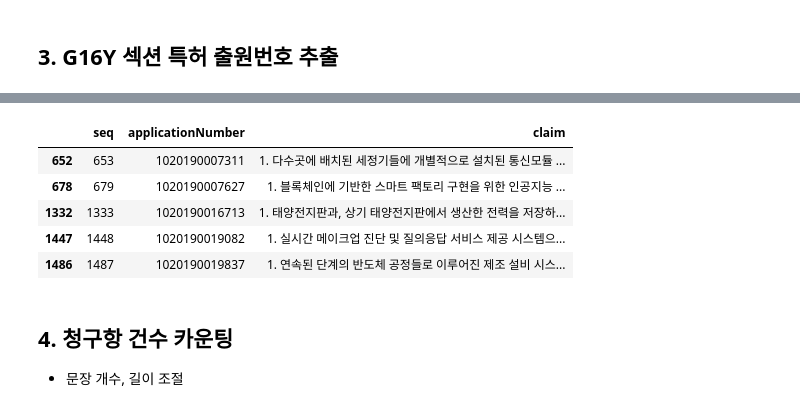
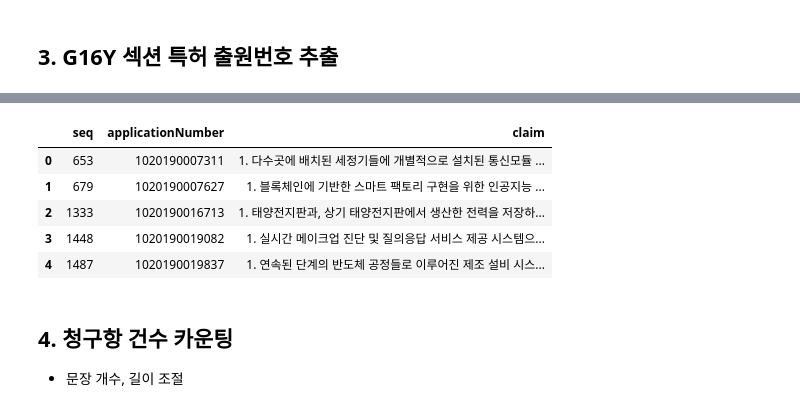
Before and after one commit to heejung-yu/patent, a Jupyter notebook: 1.data_preprocessing/create_llm_training_data.ipynb, the cells around one changed output, grey strips where cells are left out. Saved outputs shown, nothing was run; the diff lists cells and outputs as text; code cells hidden in the pictures.

```diff
--- a/1.data_preprocessing/create_llm_training_data.ipynb
+++ b/1.data_preprocessing/create_llm_training_data.ipynb
@@ -10,12 +14,13 @@ from functions import *
 # %%
-data_path = "../data/kipris_ami"
-
 for filename in tqdm(os.listdir(data_path)):
     if "claim" in filename:
-        claim_df = read_csv(os.path.join(data_path, filename), index_col=0)
+        claim_df = read_csv(os.path.join(data_path, filename))
     else:
-        main_df = read_csv(os.path.join(data_path, filename), index_col=0)
+        main_df = read_csv(os.path.join(data_path, filename))
 
 len(claim_df), len(main_df)
 # %% [output]
 (2640867, 2634934)
+# %%
+claim_df = claim_df.drop(columns=['Unnamed: 0'])
+main_df = main_df.drop(columns=['Unnamed: 0'])
@@ -81,14 +81,14 @@ for _, data in tqdm(main_df.iterrows(), total=len(main_df)):
 # %%
 claim_df = claim_df[claim_df['applicationNumber'].isin(target_patent_number)]
-claim_df.reset_index(drop=True)
+claim_df = claim_df.reset_index(drop=True)
 claim_df.head()
 # %% [output]
 |  | seq | applicationNumber | claim |
-| 652 | 653 | 1020190007311 | 1. 다수곳에 배치된 세정기들에 개별적으로 설치된 통신모듈 ... |
-| 678 | 679 | 1020190007627 | 1. 블록체인에 기반한 스마트 팩토리 구현을 위한 인공지능 ... |
-| 1332 | 1333 | 1020190016713 | 1. 태양전지판과, 상기 태양전지판에서 생산한 전력을 저장하... |
-| 1447 | 1448 | 1020190019082 | 1. 실시간 메이크업 진단 및 질의응답 서비스 제공 시스템으... |
-| 1486 | 1487 | 1020190019837 | 1. 연속된 단계의 반도체 공정들로 이루어진 제조 설비 시스... |
+| 0 | 653 | 1020190007311 | 1. 다수곳에 배치된 세정기들에 개별적으로 설치된 통신모듈 ... |
+| 1 | 679 | 1020190007627 | 1. 블록체인에 기반한 스마트 팩토리 구현을 위한 인공지능 ... |
+| 2 | 1333 | 1020190016713 | 1. 태양전지판과, 상기 태양전지판에서 생산한 전력을 저장하... |
+| 3 | 1448 | 1020190019082 | 1. 실시간 메이크업 진단 및 질의응답 서비스 제공 시스템으... |
+| 4 | 1487 | 1020190019837 | 1. 연속된 단계의 반도체 공정들로 이루어진 제조 설비 시스... |
 # %% [markdown]
 ## 4. 청구항 건수 카운팅
 - 문장 개수, 길이 조절
```
Also changed, not shown: parts of 24 cells of this notebook, 3 other files.
